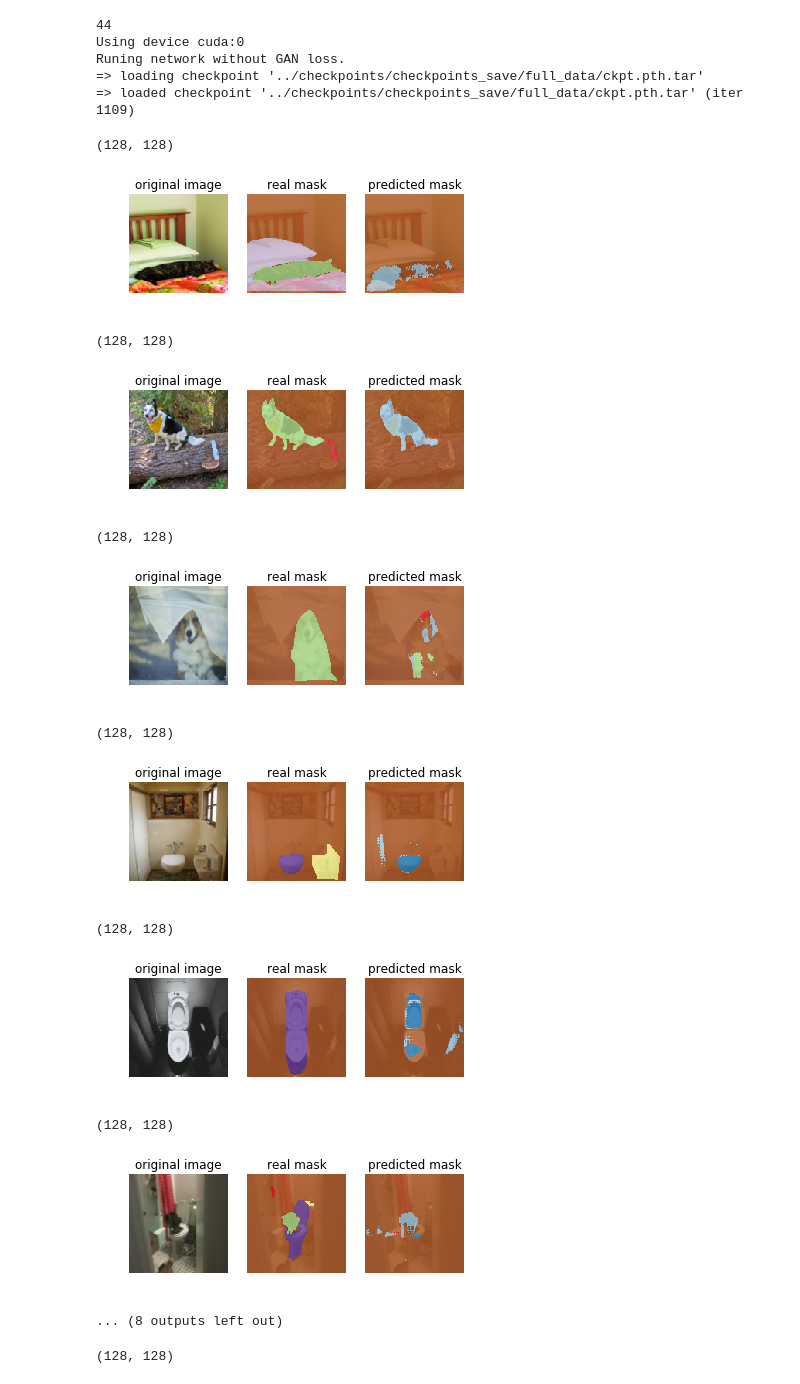
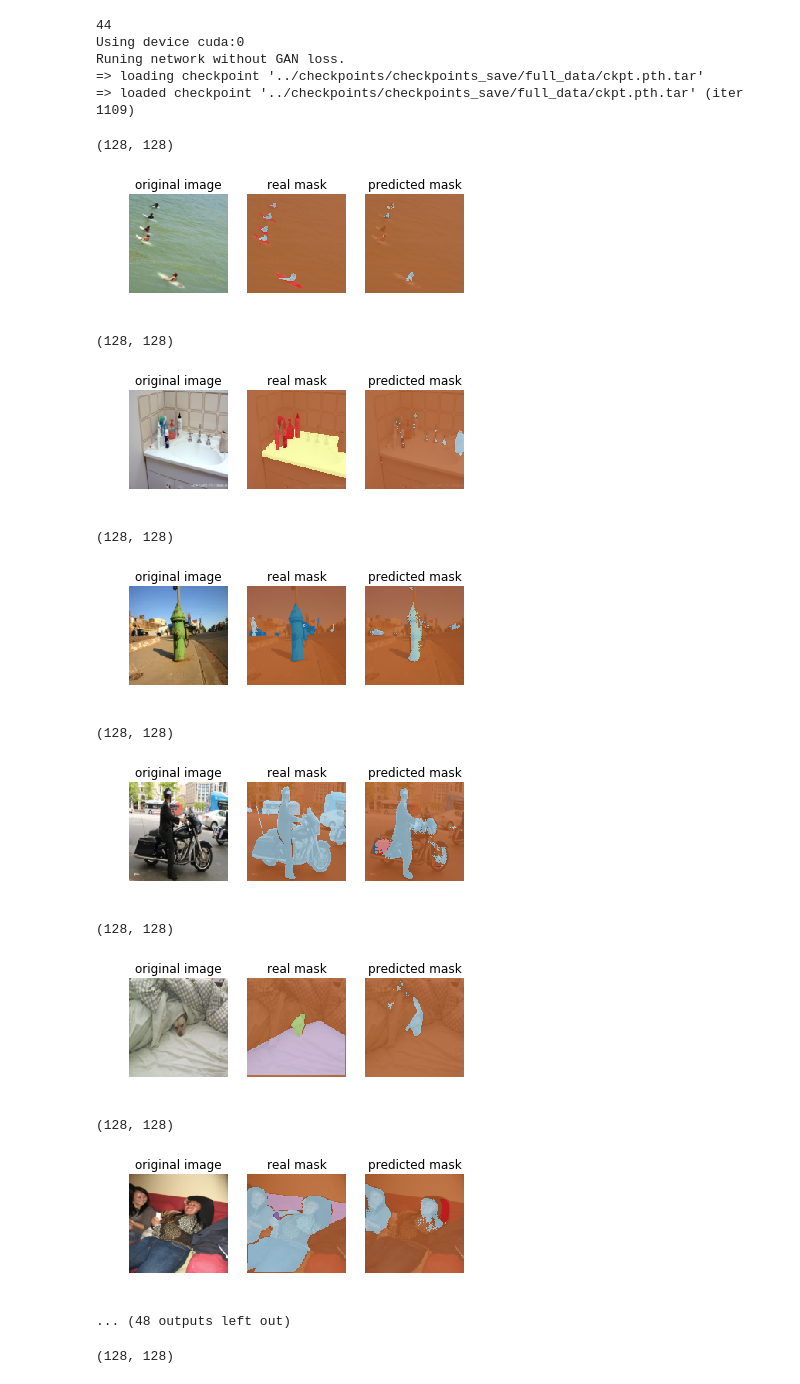
Before and after one commit to lttsh/cs231n-segmentation, a Jupyter notebook: code/visualize_prediction.ipynb, the cells around one changed output. Drawn from its saved outputs; the diff is of its cells as text; code cells hidden in the pictures.

```diff
--- a/code/visualize_prediction.ipynb
+++ b/code/visualize_prediction.ipynb
@@ -98,21 +97,21 @@ def visualize_mask(loader, number):
         else:
             break
 # %%
-visualize_mask(train_loader, 10)
+visualize_mask(train_loader, 30)
 # %% [output]
 (128, 128)
-[figure, old version]
+[figure, new version]
 (128, 128)
-[figure, old version]
+[figure, new version]
 (128, 128)
-[figure, old version]
+[figure, new version]
 (128, 128)
-[figure, old version]
+[figure, new version]
 (128, 128)
-[figure, old version]
+[figure, new version]
 (128, 128)
-[figure, old version]
+[figure, new version]
-... (8 outputs left out)
+... (48 outputs left out)
 # %%
 visualize_mask(val_loader, 20)
 # %% [output]
```
Also changed, not shown: parts of 1 cell of this notebook, 2 other files.
